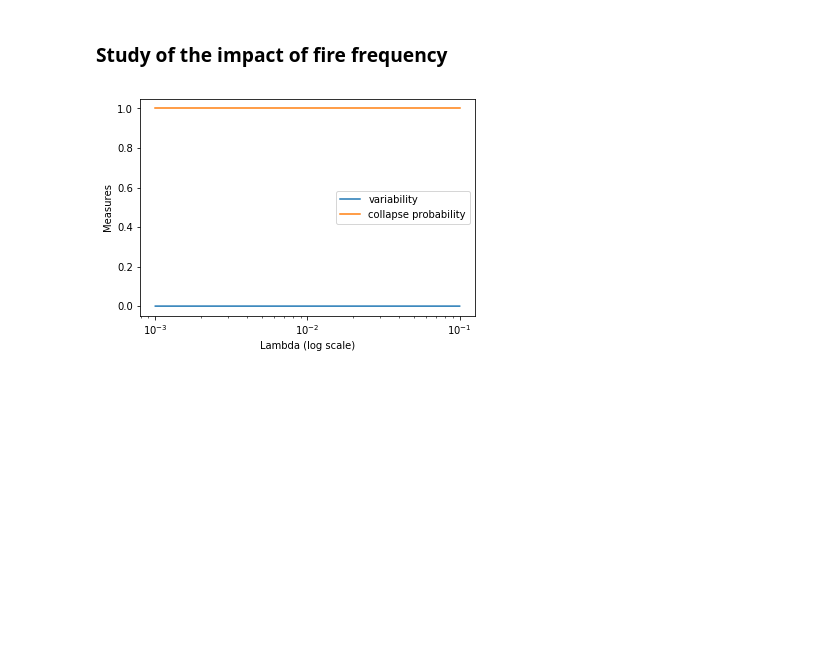
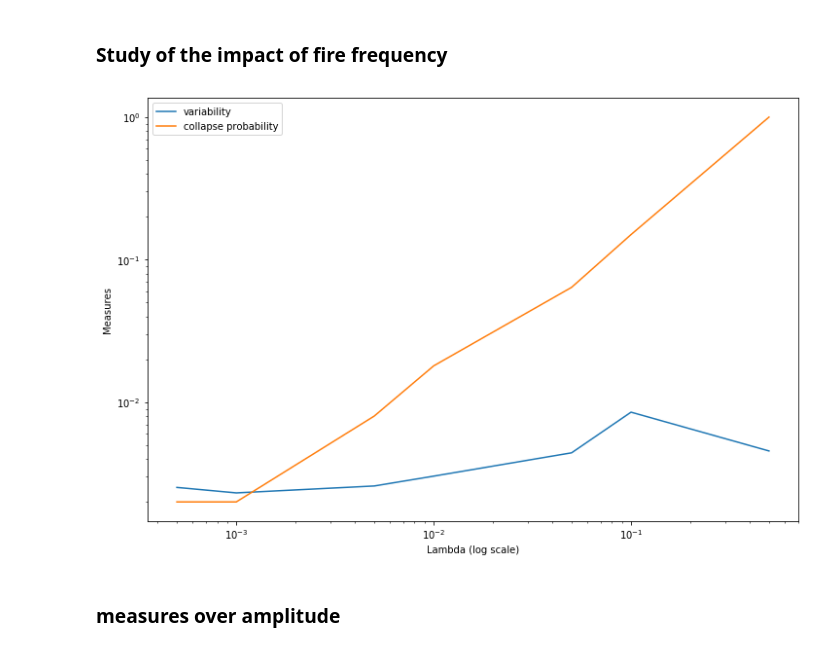
Before and after one commit to cavaillesj/internship_moulis, a Jupyter notebook: measures_and_fire.ipynb, the cells around one changed output. Saved outputs shown, nothing was run; the diff lists cells and outputs as text; code cells hidden in the pictures; blank space fills up the shorter version.

Commit message:
automatisation of Fird impact of fire frequency

```diff
--- a/measures_and_fire.ipynb
+++ b/measures_and_fire.ipynb
@@ -8,7 +8,7 @@ exec(open("objet.py").read(), globals())
 # %%
 def measure(**kwargs):
     """solve the system several times with different perturbation in order to make an average"""
-    Number_of_simulation = 100
+    Number_of_simulation = 50
     Variability = np.zeros(Number_of_simulation)
     Collapse = np.zeros_like(Variability)
     for i in range(Number_of_simulation):
@@ -16,15 +16,17 @@ def measure(**kwargs):
         O.perturbation()
         Y = O.solve_by_part()
         Variability[i] = variability(Y)
+#        print("\nVaribility", Variability[i])
 #        print(collapse(Y))
         Collapse[i] = collapse(Y)
+#        print("Collapse", Collapse[i])
     return np.mean(Variability), np.mean(Collapse)
 # %% [markdown]
 ### Study of the impact of fire frequency
 # %%
 exec(open("objet.py").read(), globals())
 
-Freq = [0.001, 0.005, 0.01, 0.05, 0.1]
+Freq = [0.0005, 0.001, 0.005, 0.01, 0.05, 0.1, 0.5]
 
 Param_freq = {"p":0.01}
 Param_ampl = {"scale":0.07}
@@ -33,22 +35,28 @@ Fire = {"frequence": "bernoulli",
         "param_freq" : Param_freq,
         "amplitude": "exponential",
         "param_amplitude" : Param_ampl,
-        "type" : "proportionnal"}
+        "type" : "proportionnal",
+        "coef_W_N" : 5}
 
 
 V = []
 C = []
 for i, freq in enumerate(Freq):
-    Fire["param_freq"] = freq
+    Param_freq = {"p":freq}
+    Fire["param_freq"] = Param_freq
     v, c = measure(Fire = Fire) #############" modifier objet, au début et à perturbation"
     V += [v]
     C += [c]
 # %%
-plt.semilogx(Freq, V, label="variability")
-plt.semilogx(Freq, C, label="collapse probability")
+plt.figure(figsize=(12, 8))
+plt.loglog(Freq, V, label="variability")
+plt.loglog(Freq, C, label="collapse probability")
 plt.legend()
 plt.xlabel("Lambda (log scale)")
 plt.ylabel("Measures")
+plt.savefig("plot/Measures over frequence fire")
 plt.show()
 # %% [output]
-[figure, old version]
+[figure, new version]
+# %% [markdown]
+### measures over amplitude
```
Also changed, not shown: parts of 2 cells of this notebook, 2 other files.
